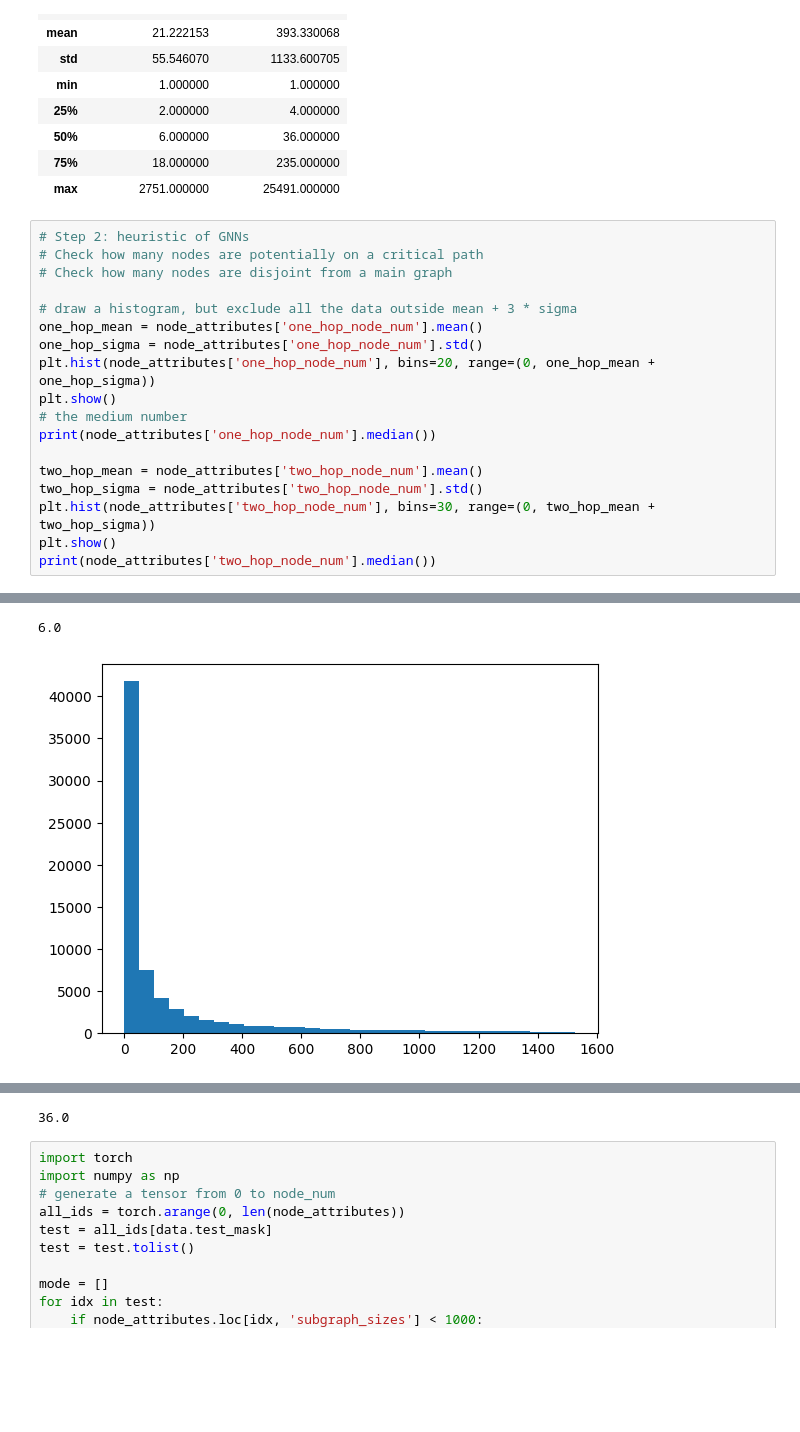
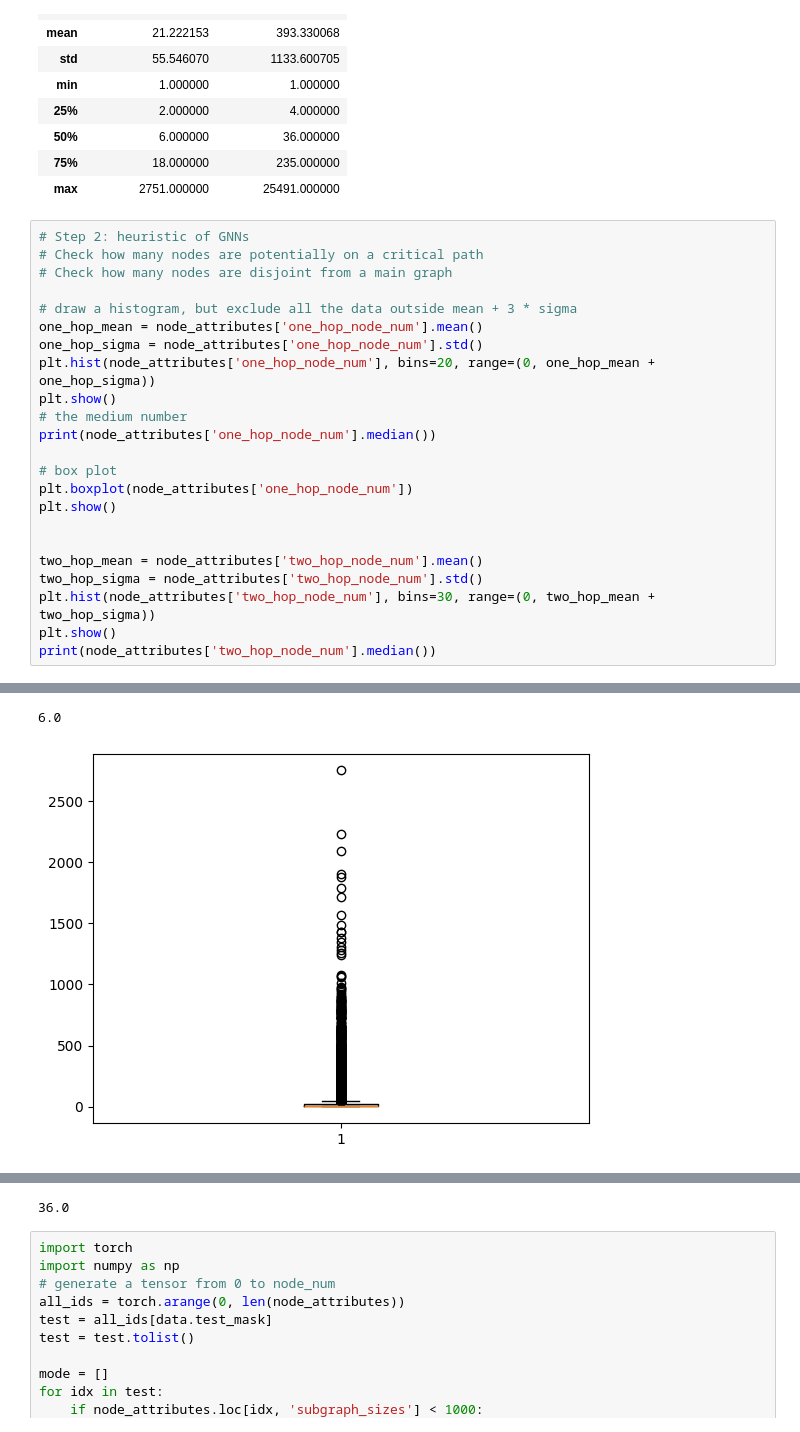
Before and after one commit to Motion115/DF-book-class-prediction, a Jupyter notebook: exploaratary_analysis.ipynb, the cells around one changed output, grey strips where cells are left out. Drawn from its saved outputs; the diff is of its cells as text; blank space fills up the shorter version.

```diff
--- a/exploaratary_analysis.ipynb
+++ b/exploaratary_analysis.ipynb
@@ -136,22 +165,27 @@ node_attributes[['one_hop_node_num', 'two_hop_node_num']].describe()
 # %%
 # Step 2: heuristic of GNNs
 # Check how many nodes are potentially on a critical path
 # Check how many nodes are disjoint from a main graph
 
 # draw a histogram, but exclude all the data outside mean + 3 * sigma
 one_hop_mean = node_attributes['one_hop_node_num'].mean()
 one_hop_sigma = node_attributes['one_hop_node_num'].std()
 plt.hist(node_attributes['one_hop_node_num'], bins=20, range=(0, one_hop_mean + one_hop_sigma))
 plt.show()
 # the medium number
 print(node_attributes['one_hop_node_num'].median())
 
+# box plot
+plt.boxplot(node_attributes['one_hop_node_num'])
+plt.show()
+
+
 two_hop_mean = node_attributes['two_hop_node_num'].mean()
 two_hop_sigma = node_attributes['two_hop_node_num'].std()
 plt.hist(node_attributes['two_hop_node_num'], bins=30, range=(0, two_hop_mean + two_hop_sigma))
 plt.show()
 print(node_attributes['two_hop_node_num'].median())
 # %% [output]
 [figure]
 6.0
-[figure, old version]
+[figure, new version]
```
Also changed, not shown: parts of 2 cells of this notebook, 1 other file.
